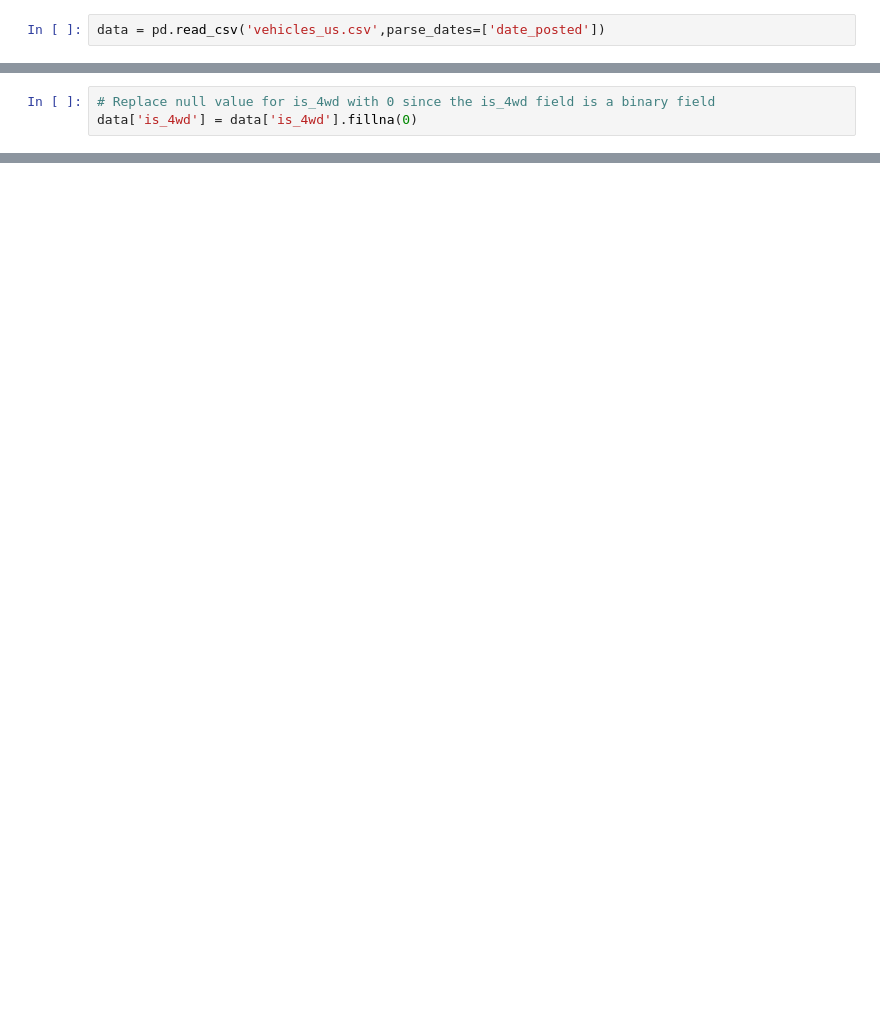
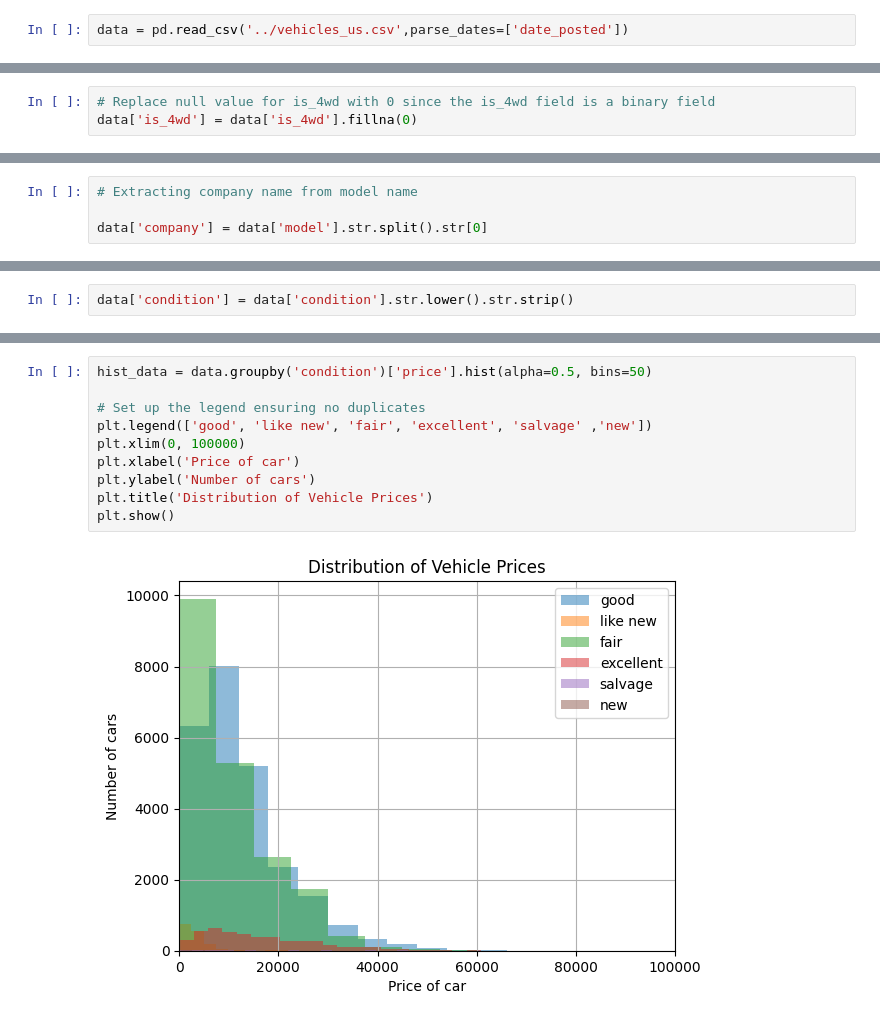
Before and after one commit to wittjaiswal/first-web-app, a Jupyter notebook: Python NBs/EDA.ipynb, the cells around one changed output, grey strips where cells are left out. Saved outputs shown, nothing was run; the diff lists cells and outputs as text; blank space fills up the shorter version.

```diff
--- a/Python NBs/EDA.ipynb
+++ b/Python NBs/EDA.ipynb
@@ -8,5 +9,5 @@ from scipy import stats as st
 # %%
-data = pd.read_csv('vehicles_us.csv',parse_dates=['date_posted'])
+data = pd.read_csv('../vehicles_us.csv',parse_dates=['date_posted'])
 # %%
 data.head()
 # %% [output]
@@ -90,0 +83,4 @@ data
+# %%
+# Extracting company name from model name
+
+data['company'] = data['model'].str.split().str[0]
@@ -90,0 +132,2 @@ data
+# %%
+data['condition'] = data['condition'].str.lower().str.strip()
@@ -90,0 +145,12 @@ data
+# %%
+hist_data = data.groupby('condition')['price'].hist(alpha=0.5, bins=50)
+
+# Set up the legend ensuring no duplicates
+plt.legend(['good', 'like new', 'fair', 'excellent', 'salvage' ,'new'])
+plt.xlim(0, 100000)
+plt.xlabel('Price of car')
+plt.ylabel('Number of cars')
+plt.title('Distribution of Vehicle Prices')
+plt.show()
+# %% [output]
+[figure, added]
```
Also changed, not shown: parts of 10 cells of this notebook, 1 other file.
